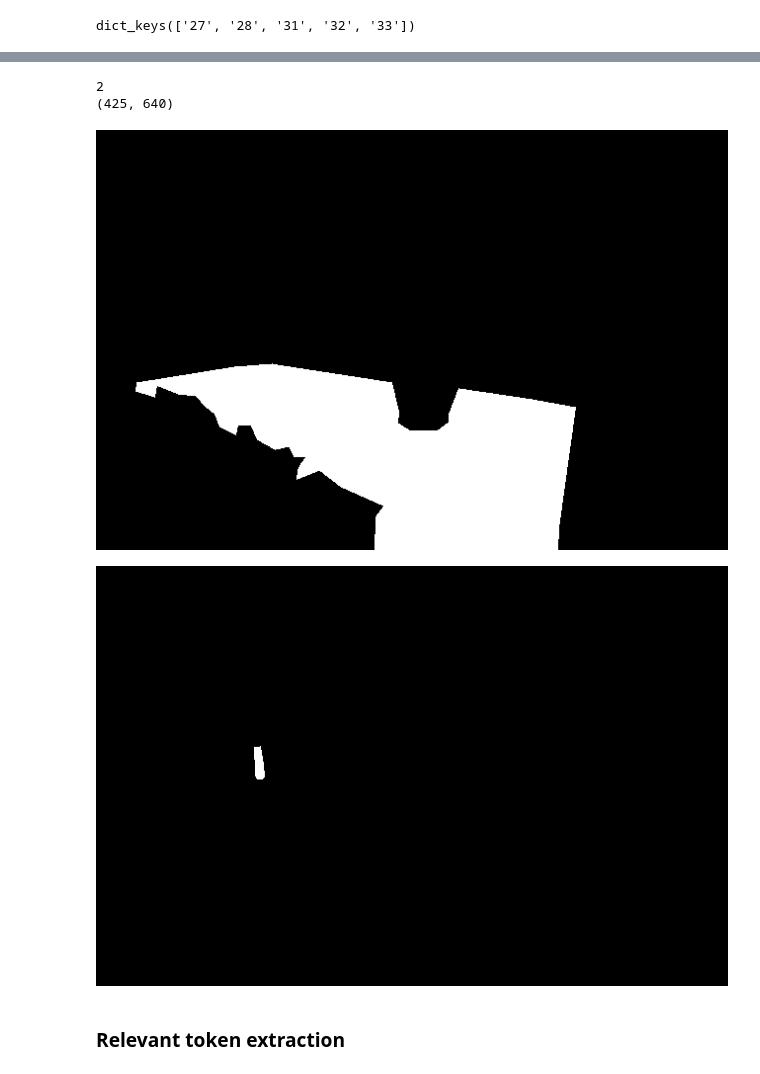
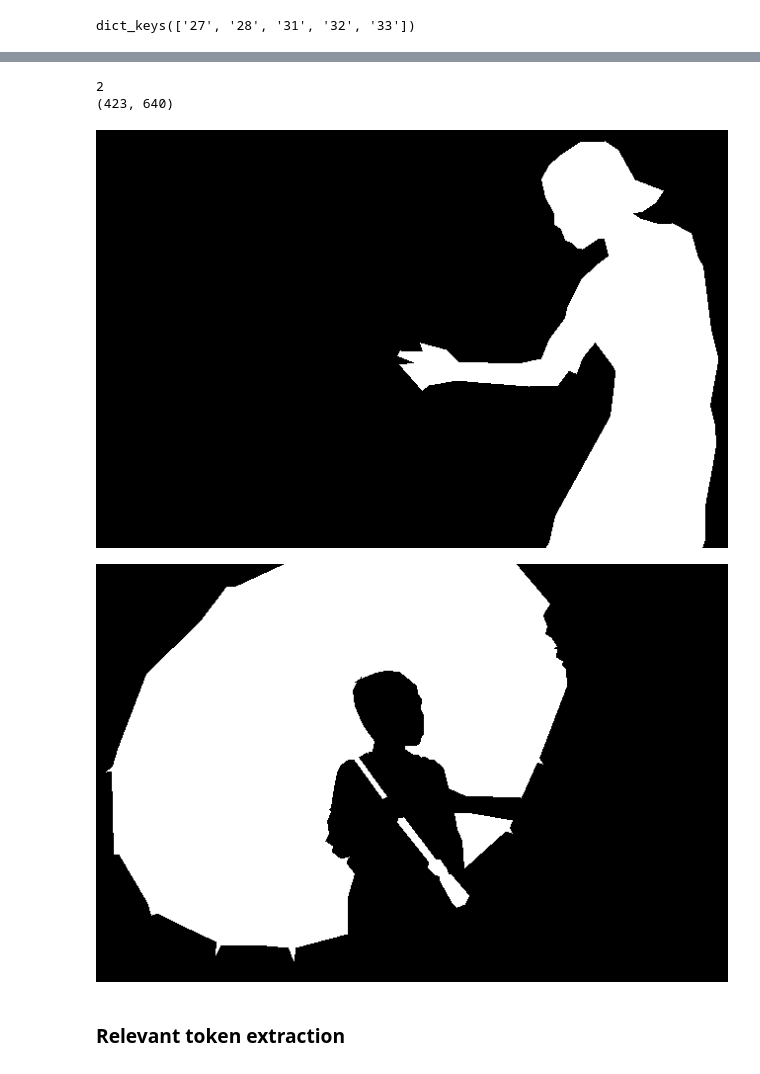
Before and after one commit to bodias/vision-transformers-analysis, a Jupyter notebook: sample_image_captioning/feature_extraction-captioning-VIT.ipynb, the cells around one changed output, grey strips where cells are left out. Drawn from its saved outputs; the diff is of its cells as text; code cells hidden in the pictures.

```diff
--- a/sample_image_captioning/feature_extraction-captioning-VIT.ipynb
+++ b/sample_image_captioning/feature_extraction-captioning-VIT.ipynb
@@ -103,11 +131,11 @@ torch.Size([1, 197, 768])
 # %%
 COCO_PATH = "../../../datasets/coco"
 # %%
-with open("../task1_person_accessory_data.json", "r") as f:
+with open("../task1_person_accessory_data_w_caption.json", "r") as f:
     person_annotations = json.load(f)
 
-with open("../task2_dining_objects_data.json", "r") as f:
-    dining_obj_annotations = json.load(f)
+# with open("../task2_dining_objects_data.json", "r") as f:
+#     dining_obj_annotations = json.load(f)
 # %%
 person_annotations.keys()
 # %% [output]
@@ -208,7 +234,7 @@ def get_objects_mask(annotation, objects=[], option=1):
 # %%
 ##
 # %%
-sample_ann = dining_obj_annotations['44'][0]
+sample_ann = person_annotations['28'][6]
 sample_img = Image.open(os.path.join(COCO_PATH, 'train2017', sample_ann['image']['file_name'])).convert('RGB')
 sample_img
 # %% [output]
@@ -216,17 +242,17 @@ sample_img
 # %%
-# masks = get_objects_mask(sample_ann, objects=[1, 27], option=1)
-masks = get_objects_mask(sample_ann, objects=[67, 44], option=3)
+masks = get_objects_mask(sample_ann, objects=[1, 28], option=1)
+# masks = get_objects_mask(sample_ann, objects=[67, 44], option=3)
 print(len(masks))
 print(np.array(masks[0]).shape)
 masks[0]
 # %% [output]
 2
-(425, 640)
+(423, 640)
-[figure, old version]
+[figure, new version]
 # %%
 masks[1]
 # %% [output]
-[figure, old version]
+[figure, new version]
 # %% [markdown]
 ### Relevant token extraction
 # %%
```
Also changed, not shown: parts of 22 cells of this notebook, 8 other files.
